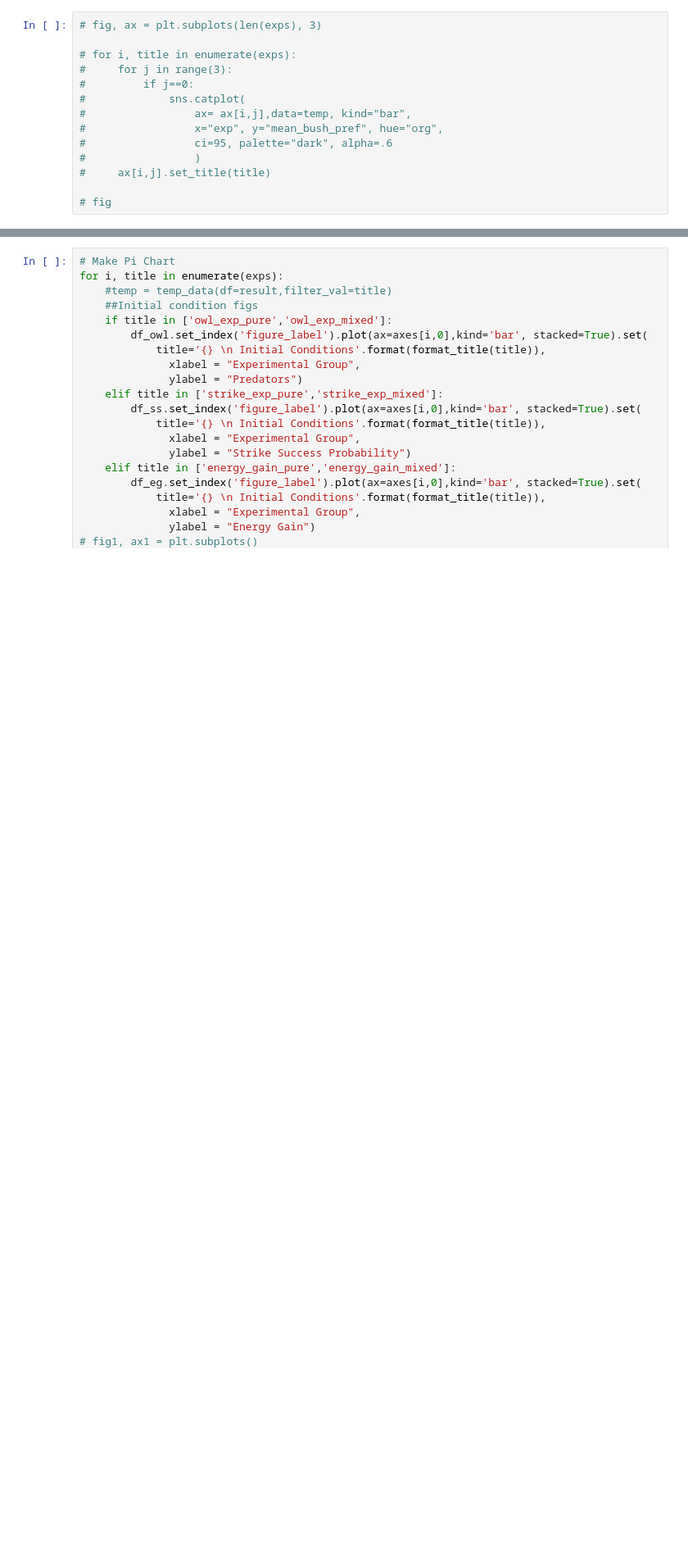
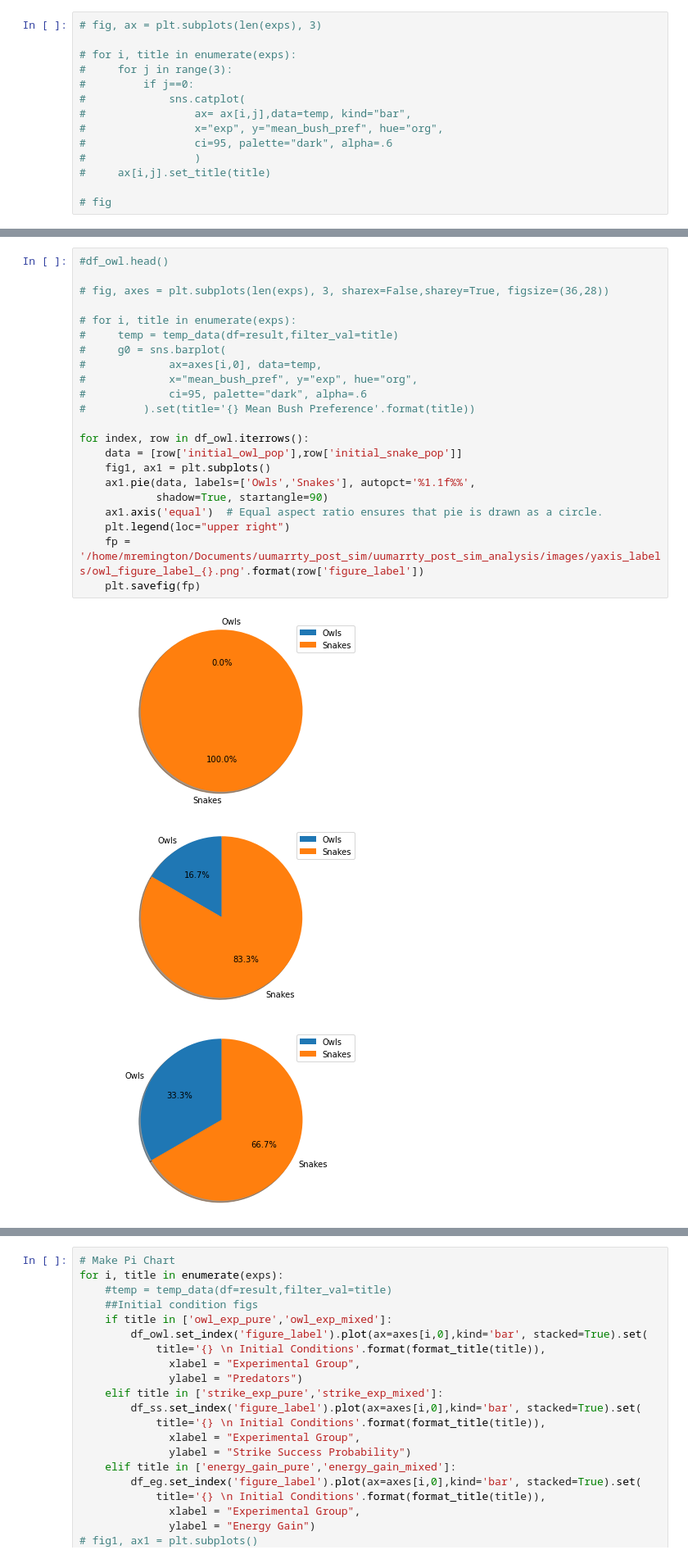
Before and after one commit to michaelremington2/uumarrty_post_sim_analysis, a Jupyter notebook: Figures_and_stats.ipynb, the cells around one changed output, grey strips where cells are left out. Shown at 82% size. Drawn from its saved outputs; the diff is of its cells as text; blank space fills up the shorter version.

```diff
--- a/Figures_and_stats.ipynb
+++ b/Figures_and_stats.ipynb
@@ -118,0 +132,26 @@ AttributeError: 'FacetGrid' object has no attribute 'set_title'
+# %%
+#df_owl.head()
+
+# fig, axes = plt.subplots(len(exps), 3, sharex=False,sharey=True, figsize=(36,28))
+
+# for i, title in enumerate(exps):
+#     temp = temp_data(df=result,filter_val=title)
+#     g0 = sns.barplot(
+#             ax=axes[i,0], data=temp,
+#             x="mean_bush_pref", y="exp", hue="org",
+#             ci=95, palette="dark", alpha=.6
+#         ).set(title='{} Mean Bush Preference'.format(title))
+
+for index, row in df_owl.iterrows():
+    data = [row['initial_owl_pop'],row['initial_snake_pop']]
+    fig1, ax1 = plt.subplots()
+    ax1.pie(data, labels=['Owls','Snakes'], autopct='%1.1f%%',
+            shadow=True, startangle=90)
+    ax1.axis('equal')  # Equal aspect ratio ensures that pie is drawn as a circle.
+    plt.legend(loc="upper right")
+    fp = '/home/mremington/Documents/uumarrty_post_sim/uumarrty_post_sim_analysis/images/yaxis_labels/owl_figure_label_{}.png'.format(row['figure_label'])
+    plt.savefig(fp)
+# %% [output]
+[figure, added]
+[figure, added]
+[figure, added]
```
Also changed, not shown: parts of 7 cells of this notebook, 6 other files.
